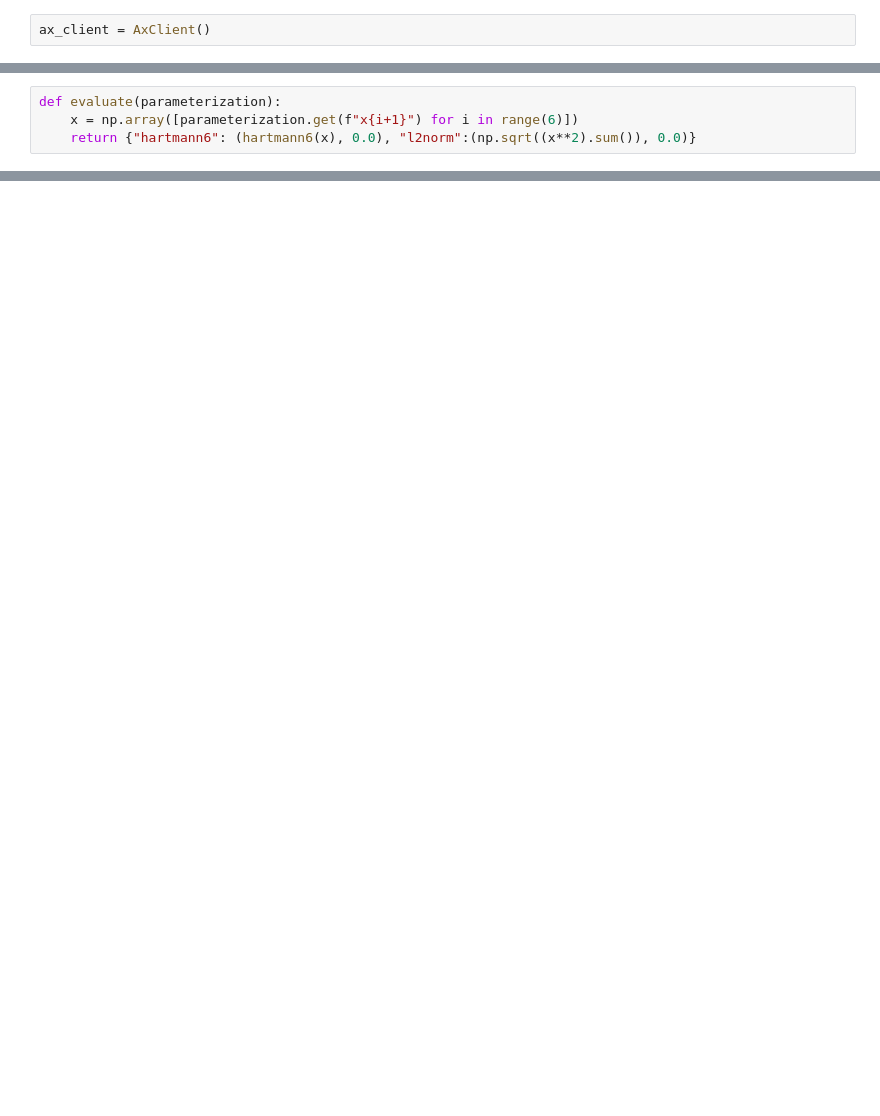
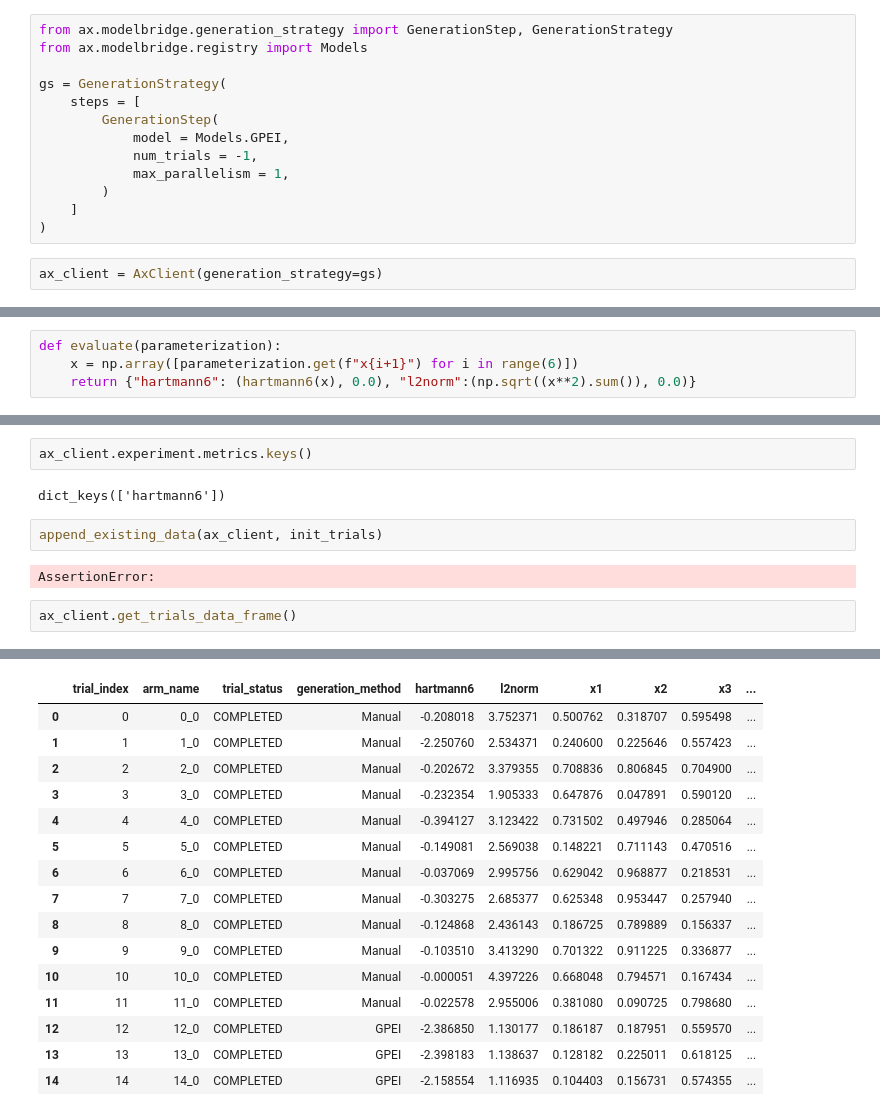
Before and after one commit to pozzo-research-group/colormixdemo, a Jupyter notebook: AX_tutorial_serviceAPI.ipynb, the cells around one changed output, grey strips where cells are left out. Drawn from its saved outputs; the diff is of its cells as text; blank space fills up the shorter version.

```diff
--- a/AX_tutorial_serviceAPI.ipynb
+++ b/AX_tutorial_serviceAPI.ipynb
@@ -12,6 +12,19 @@ init_notebook_plotting()
     (https://ax.dev/tutorials/visualizations.html#Fix-for-plots-that-are-not-rendering)
     if visualizations are not rendering.
 [interactive output not drawn]
+# %%
+from ax.modelbridge.generation_strategy import GenerationStep, GenerationStrategy
+from ax.modelbridge.registry import Models
+
+gs = GenerationStrategy(
+    steps = [
+        GenerationStep(
+            model = Models.GPEI,
+            num_trials = -1,
+            max_parallelism = 1,
+        )
+    ]
+)
 # %%
-ax_client = AxClient()
+ax_client = AxClient(generation_strategy=gs)
 # %% [output]
@@ -76,0 +117,11 @@ def evaluate(parameterization):
+# %%
+ax_client.experiment.metrics.keys()
+# %% [output]
+dict_keys(['hartmann6'])
+# %%
+append_existing_data(ax_client, init_trials)
+# %% [output]
+AssertionError:
+# %%
+ax_client.get_trials_data_frame()
+# %% [output]
@@ -77 +129,17 @@ def evaluate(parameterization):
+|  | trial_index | arm_name | trial_status | generation_method | hartmann6 | l2norm | x1 | x2 | x3 | ... |
+| 0 | 0 | 0_0 | COMPLETED | Manual | -0.208018 | 3.752371 | 0.500762 | 0.318707 | 0.595498 | ... |
+| 1 | 1 | 1_0 | COMPLETED | Manual | -2.250760 | 2.534371 | 0.240600 | 0.225646 | 0.557423 | ... |
+| 2 | 2 | 2_0 | COMPLETED | Manual | -0.202672 | 3.379355 | 0.708836 | 0.806845 | 0.704900 | ... |
+| 3 | 3 | 3_0 | COMPLETED | Manual | -0.232354 | 1.905333 | 0.647876 | 0.047891 | 0.590120 | ... |
+| 4 | 4 | 4_0 | COMPLETED | Manual | -0.394127 | 3.123422 | 0.731502 | 0.497946 | 0.285064 | ... |
+| 5 | 5 | 5_0 | COMPLETED | Manual | -0.149081 | 2.569038 | 0.148221 | 0.711143 | 0.470516 | ... |
+| 6 | 6 | 6_0 | COMPLETED | Manual | -0.037069 | 2.995756 | 0.629042 | 0.968877 | 0.218531 | ... |
+| 7 | 7 | 7_0 | COMPLETED | Manual | -0.303275 | 2.685377 | 0.625348 | 0.953447 | 0.257940 | ... |
+| 8 | 8 | 8_0 | COMPLETED | Manual | -0.124868 | 2.436143 | 0.186725 | 0.789889 | 0.156337 | ... |
+| 9 | 9 | 9_0 | COMPLETED | Manual | -0.103510 | 3.413290 | 0.701322 | 0.911225 | 0.336877 | ... |
+| 10 | 10 | 10_0 | COMPLETED | Manual | -0.000051 | 4.397226 | 0.668048 | 0.794571 | 0.167434 | ... |
+| 11 | 11 | 11_0 | COMPLETED | Manual | -0.022578 | 2.955006 | 0.381080 | 0.090725 | 0.798680 | ... |
+| 12 | 12 | 12_0 | COMPLETED | GPEI | -2.386850 | 1.130177 | 0.186187 | 0.187951 | 0.559570 | ... |
+| 13 | 13 | 13_0 | COMPLETED | GPEI | -2.398183 | 1.138637 | 0.128182 | 0.225011 | 0.618125 | ... |
+| 14 | 14 | 14_0 | COMPLETED | GPEI | -2.158554 | 1.116935 | 0.104403 | 0.156731 | 0.574355 | ... |
 # %%
```
Also changed, not shown: parts of 8 cells of this notebook, 4 other files.
